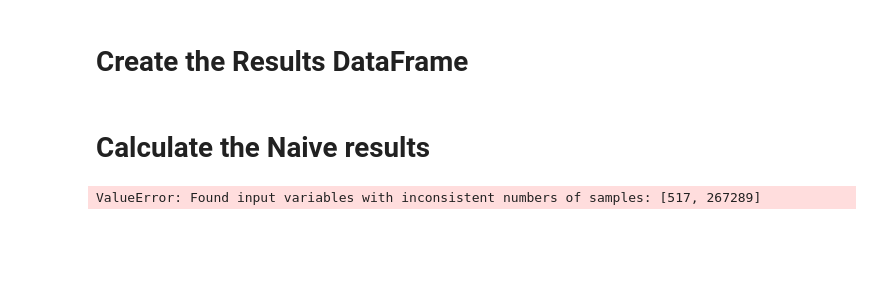
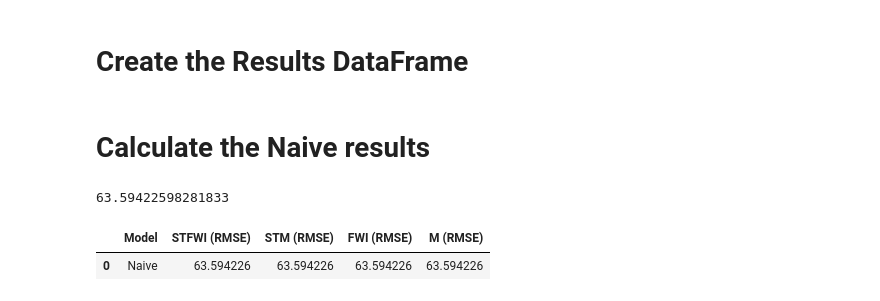
Before and after one commit to bryonbaker/SIT720, a Jupyter notebook: Ass4/SIT720_A4_85031775.ipynb, the cells around one changed output. Cells and saved outputs as stored; diff of their text form; code cells hidden in the pictures; blank space fills up the shorter version.

Commit message:
Checkin in WIP. Starting to build models

```diff
--- a/Ass4/SIT720_A4_85031775.ipynb
+++ b/Ass4/SIT720_A4_85031775.ipynb
@@ -121,15 +365,17 @@ results_df = pd.DataFrame(columns=['Model','STFWI (RMSE)','STM (RMSE)','FWI (RMS
 # %%
 # Generate an array with the predicted values being the mean of the area
 y = encoded_df["area"]
-y_pred = np
-y_naive_pred = np.repeat(y, len(y))
+y_pred = np.mean(y)
+y_naive_pred = np.repeat(y_pred, len(y))
 
 # Calculate the naive RMSE
 naive_rmse = mean_squared_error(y, y_naive_pred, squared=False)
 print(naive_rmse)
 
 # Add the naive results to the Results Table
 rmse_df = pd.DataFrame([['Naive', naive_rmse, naive_rmse, naive_rmse, naive_rmse]], columns=['Model','STFWI (RMSE)','STM (RMSE)','FWI (RMSE)','M (RMSE)'])
 results_df.append(rmse_df)
 # %% [output]
-ValueError: Found input variables with inconsistent numbers of samples: [517, 267289]
+63.59422598281833
+|  | Model | STFWI (RMSE) | STM (RMSE) | FWI (RMSE) | M (RMSE) |
+| 0 | Naive | 63.594226 | 63.594226 | 63.594226 | 63.594226 |
```
Also changed, not shown: parts of 36 cells of this notebook.
